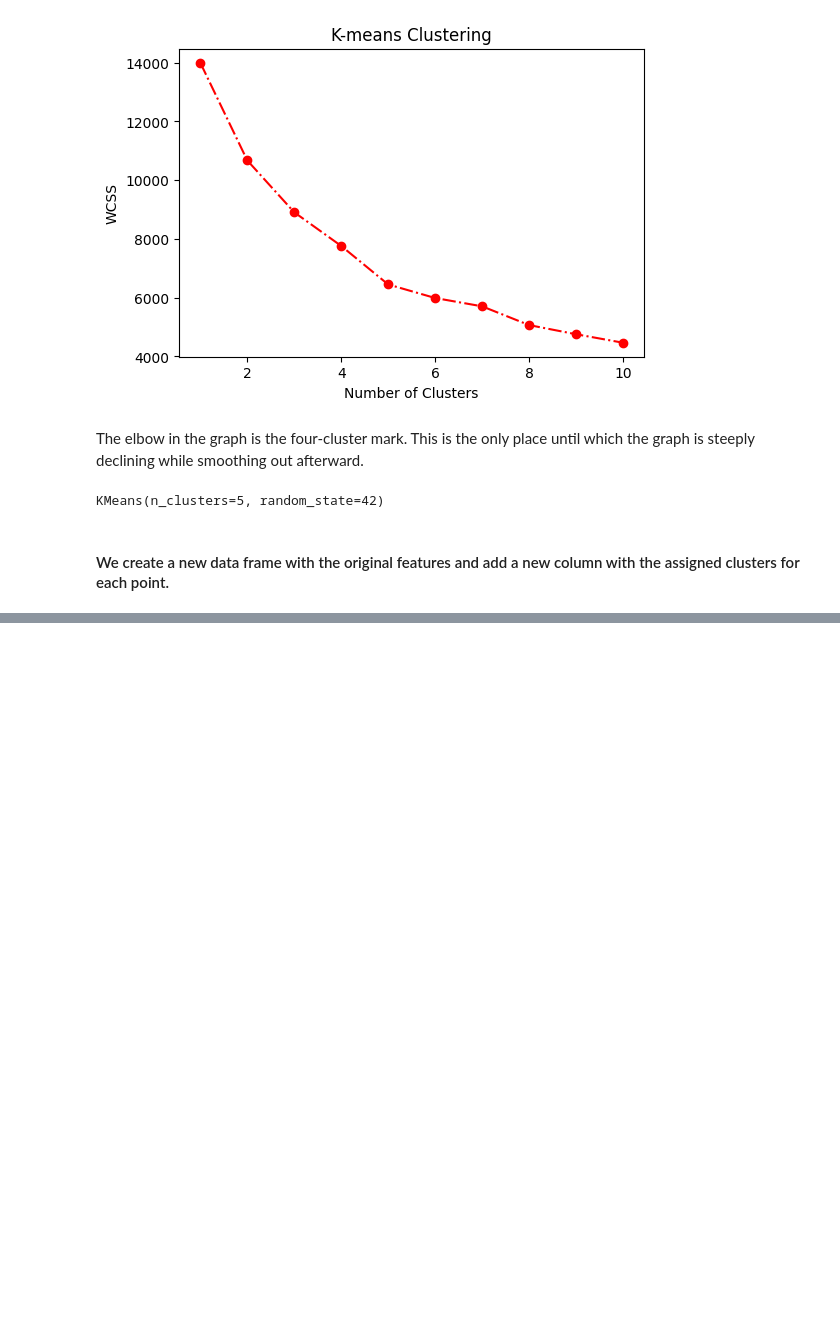
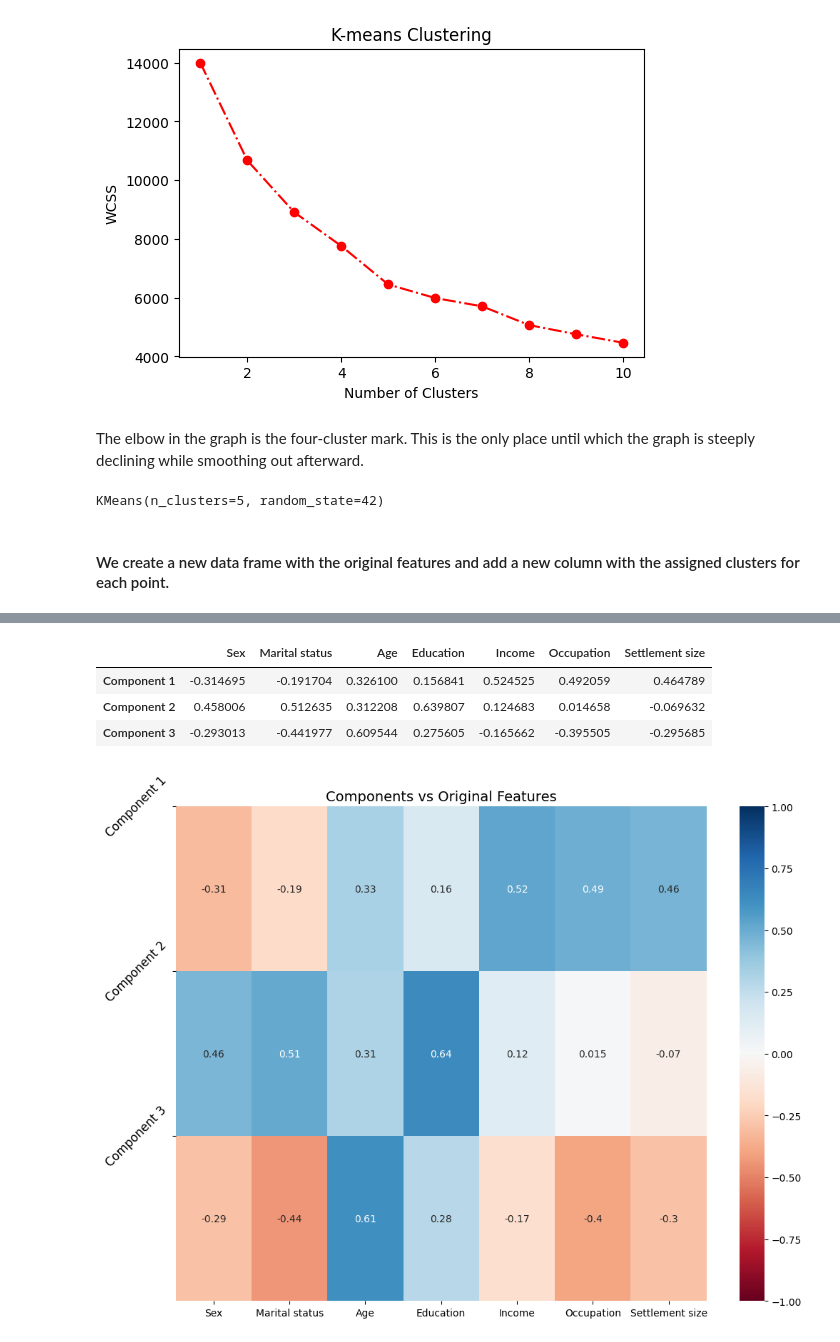
Before and after one commit to bakirmohammed1234/Machine_Learning, a Jupyter notebook: Sklearn_Models_Implementations/KMeans/Customer_Segmentation.ipynb, the cells around one changed output, grey strips where cells are left out. Saved outputs shown, nothing was run; the diff lists cells and outputs as text; code cells hidden in the pictures; blank space fills up the shorter version.

```diff
--- a/Sklearn_Models_Implementations/KMeans/Customer_Segmentation.ipynb
+++ b/Sklearn_Models_Implementations/KMeans/Customer_Segmentation.ipynb
@@ -177,0 +280,4 @@ df_segm_kmeans2.head()
+# %%
+pca = PCA(n_components = 3)
+pca.fit(df_std)
+pca.components_
@@ -177,0 +301,25 @@ df_segm_kmeans2.head()
+# %%
+df_pca_comp = pd.DataFrame(data = pca.components_,
+                           columns = df.columns,
+              index = ['Component 1', 'Component 2', 'Component 3'])
+df_pca_comp
+# %% [output]
+|  | Sex | Marital status | Age | Education | Income | Occupation | Settlement size |
+| Component 1 | -0.314695 | -0.191704 | 0.326100 | 0.156841 | 0.524525 | 0.492059 | 0.464789 |
+| Component 2 | 0.458006 | 0.512635 | 0.312208 | 0.639807 | 0.124683 | 0.014658 | -0.069632 |
+| Component 3 | -0.293013 | -0.441977 | 0.609544 | 0.275605 | -0.165662 | -0.395505 | -0.295685 |
+# %%
+plt.figure(figsize=(12,9))
+sns.heatmap(df_pca_comp,
+            vmin = -1,
+            vmax = 1,
+            cmap = 'RdBu',
+            annot = True)
+plt.yticks([0, 1, 2],
+           ['Component 1', 'Component 2', 'Component 3'],
+           rotation = 45,
+           fontsize = 12)
+plt.title('Components vs Original Features',fontsize = 14)
+plt.show()
+# %% [output]
+[figure, added]
```
Also changed, not shown: parts of 21 cells of this notebook.
